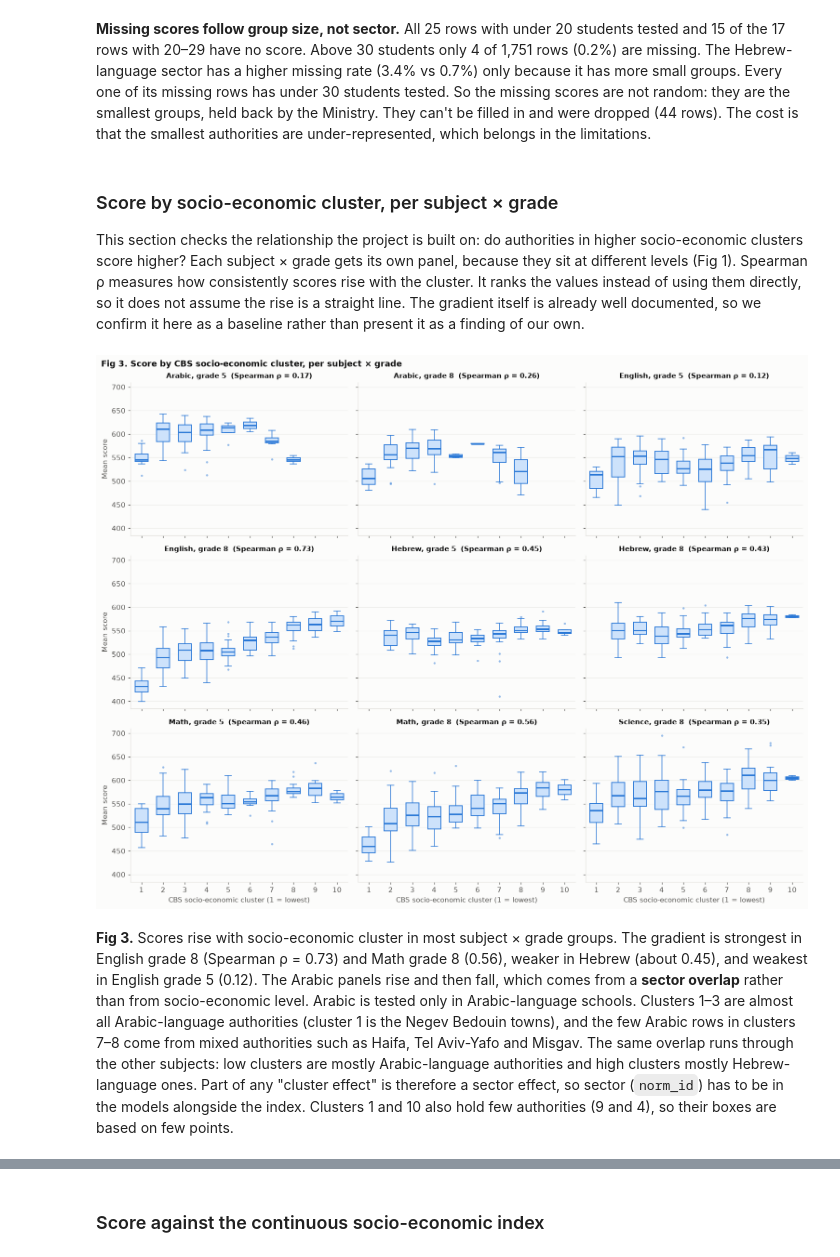
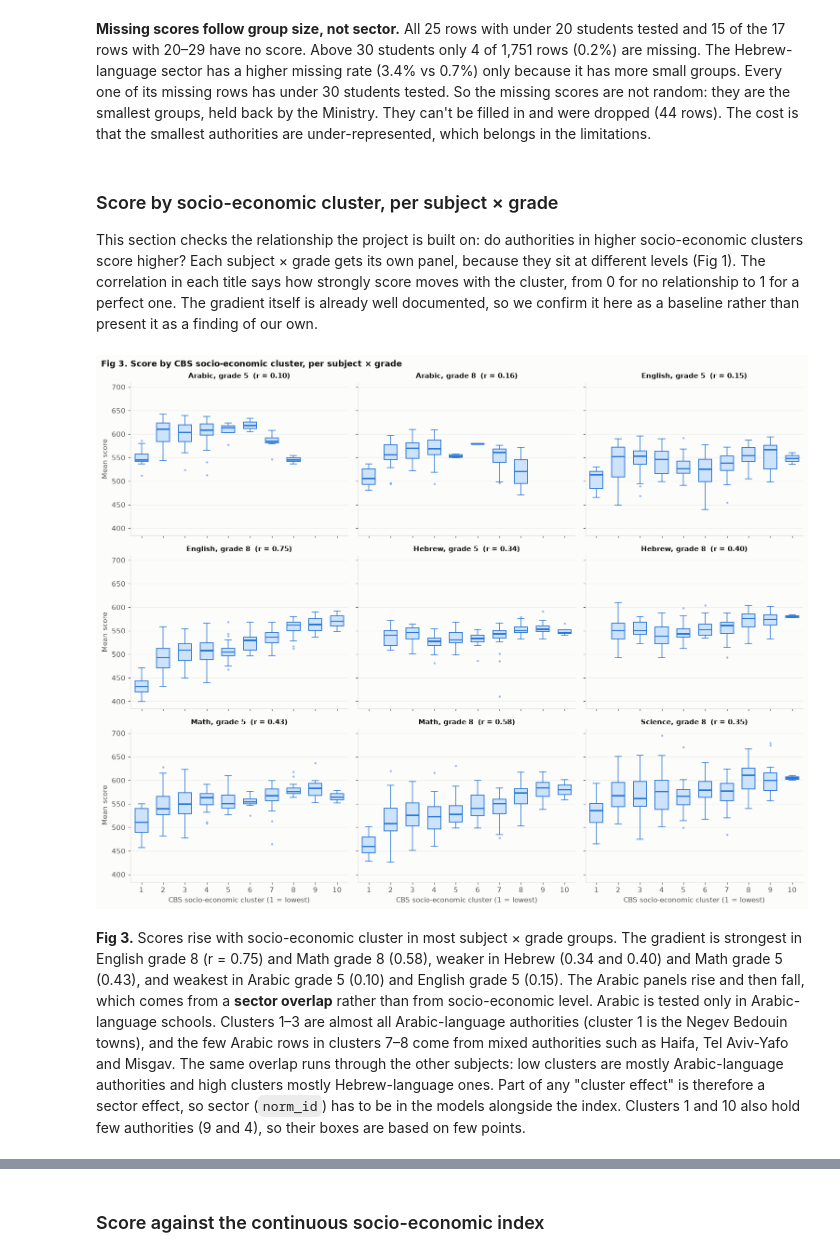
Before and after one commit to Fiamma-Jikukan/DS_final_project_Or_and_Stav, a Jupyter notebook: DS_final_project_Or_and_Stav.ipynb, the cells around one changed output, grey strips where cells are left out. Saved outputs shown, nothing was run; the diff lists cells and outputs as text; code cells hidden in the pictures.

```diff
--- a/DS_final_project_Or_and_Stav.ipynb
+++ b/DS_final_project_Or_and_Stav.ipynb
@@ -572,6 +615,28 @@ SUBJECT_CODES = {"A": 1, "E": 2, "H": 3, "M": 4, "S": 5}  # Arabic, English, Heb
 assert data["subject_id"].isin(SUBJECT_CODES).all(), "subject_id has a letter missing from SUBJECT_CODES"
 data["subject_id"] = data["subject_id"].map(SUBJECT_CODES).astype(int)
 
-print(f"{data.shape[1]} columns left:", list(data.columns))
-print("subject_id values:", sorted(data["subject_id"].unique()))
+# One-hot encoding, done here in the cleaning step. Built in code order so that "drop the first column"
+# later means the same thing it would have meant inside the model pipeline.
+SUBJECT_LABELS = {1: "arabic", 2: "english", 3: "hebrew", 4: "math", 5: "science"}
+SECTOR_LABELS = {1: "combined", 3: "hebrew_schools", 9: "arabic_schools"}
+
+def one_hot(column, labels, prefix):
+    indicators = pd.DataFrame(index=data.index)
+    for code in sorted(labels):
+        indicators[f"{prefix}_{labels[code]}"] = (data[column] == code).astype(int)
+    return indicators
+
+subject_indicators = one_hot("subject_id", SUBJECT_LABELS, "subject")
+sector_indicators = one_hot("norm_id", SECTOR_LABELS, "sector")
+SUBJECT_DUMMIES = list(subject_indicators.columns)
+SECTOR_DUMMIES = list(sector_indicators.columns)
+data = pd.concat([data, subject_indicators, sector_indicators], axis=1)
+
+assert (data[SUBJECT_DUMMIES].sum(axis=1) == 1).all(), "every row must have exactly one subject"
+assert (data[SECTOR_DUMMIES].sum(axis=1) == 1).all(), "every row must have exactly one sector"
+
+print(f"{data.shape[1]} columns:", list(data.columns))
+print(f"\n{len(SUBJECT_DUMMIES)} subject columns + {len(SECTOR_DUMMIES)} sector columns added:")
+display(pd.concat([data[["subject_id", "norm_id"]], data[SUBJECT_DUMMIES + SECTOR_DUMMIES]], axis=1)
+        .drop_duplicates().sort_values(["subject_id", "norm_id"]).head(8))
 # %% [output]
@@ -773,38 +860,38 @@ are under-represented, which belongs in the limitations.
 ### Score by socio-economic cluster, per subject × grade
 
 This section checks the relationship the project is built on: do authorities in higher socio-economic clusters
-score higher? Each subject × grade gets its own panel, because they sit at different levels (Fig 1). Spearman ρ
-measures how consistently scores rise with the cluster. It ranks the values instead of using them directly, so
-it does not assume the rise is a straight line. The gradient itself is already well documented, so we confirm
-it here as a baseline rather than present it as a finding of our own.
+score higher? Each subject × grade gets its own panel, because they sit at different levels (Fig 1). The
+correlation in each title says how strongly score moves with the cluster, from 0 for no relationship to 1 for a
+perfect one. The gradient itself is already well documented, so we confirm it here as a baseline rather than
+present it as a finding of our own.
 # %%
 CLUSTERS = range(1, 11)
 fig, axes = plt.subplots(3, 3, figsize=(14, 11), sharex=True, sharey=True)
 
 for ax, (subject, grade) in zip(axes.flat, GROUPS):
     rows = rows_of(subject, grade)
     present = [c for c in CLUSTERS if (rows["ses_cluster"] == c).any()]
     ax.boxplot([rows.loc[rows["ses_cluster"] == c, "score"] for c in present], positions=present,
                widths=0.6, **BOX_STYLE)
-    rho = rows["ses_cluster"].rank().corr(rows["score"].rank())  # Spearman = Pearson on ranks (no scipy needed)
-    ax.set_title(f"{GROUP_LABELS[(subject, grade)]}  (Spearman ρ = {rho:.2f})", fontsize=10)
+    correlation = rows["ses_cluster"].corr(rows["score"])
+    ax.set_title(f"{GROUP_LABELS[(subject, grade)]}  (r = {correlation:.2f})", fontsize=10)
     ax.set_xticks(list(CLUSTERS), [str(c) for c in CLUSTERS])
     ax.grid(axis="x", visible=False)
 
 for ax in axes[-1]:
     ax.set_xlabel("CBS socio-economic cluster (1 = lowest)")
 for ax in axes[:, 0]:
     ax.set_ylabel("Mean score")
 fig.suptitle("Fig 3. Score by CBS socio-economic cluster, per subject × grade", x=0.01, ha="left",
              fontweight="bold")
 fig.tight_layout()
 plt.show()
 # %% [output]
-[figure, old version]
+[figure, new version]
 # %% [markdown]
 **Fig 3.** Scores rise with socio-economic cluster in most subject × grade groups. The gradient is strongest in
-English grade 8 (Spearman ρ = 0.73) and Math grade 8 (0.56), weaker in Hebrew (about 0.45), and weakest in
-English grade 5 (0.12). The Arabic panels rise and then fall, which comes from a **sector overlap** rather than
+English grade 8 (r = 0.75) and Math grade 8 (0.58), weaker in Hebrew (0.34 and 0.40) and Math grade 5 (0.43),
+and weakest in Arabic grade 5 (0.10) and English grade 5 (0.15). The Arabic panels rise and then fall, which comes from a **sector overlap** rather than
 from socio-economic level. Arabic is tested only in Arabic-language schools. Clusters 1–3 are almost all
 Arabic-language authorities (cluster 1 is the Negev Bedouin towns), and the few Arabic rows in clusters 7–8 come
 from mixed authorities such as Haifa, Tel Aviv-Yafo and Misgav. The same overlap runs through the other subjects:
```
Also changed, not shown: parts of 59 cells of this notebook, 8 other files.
